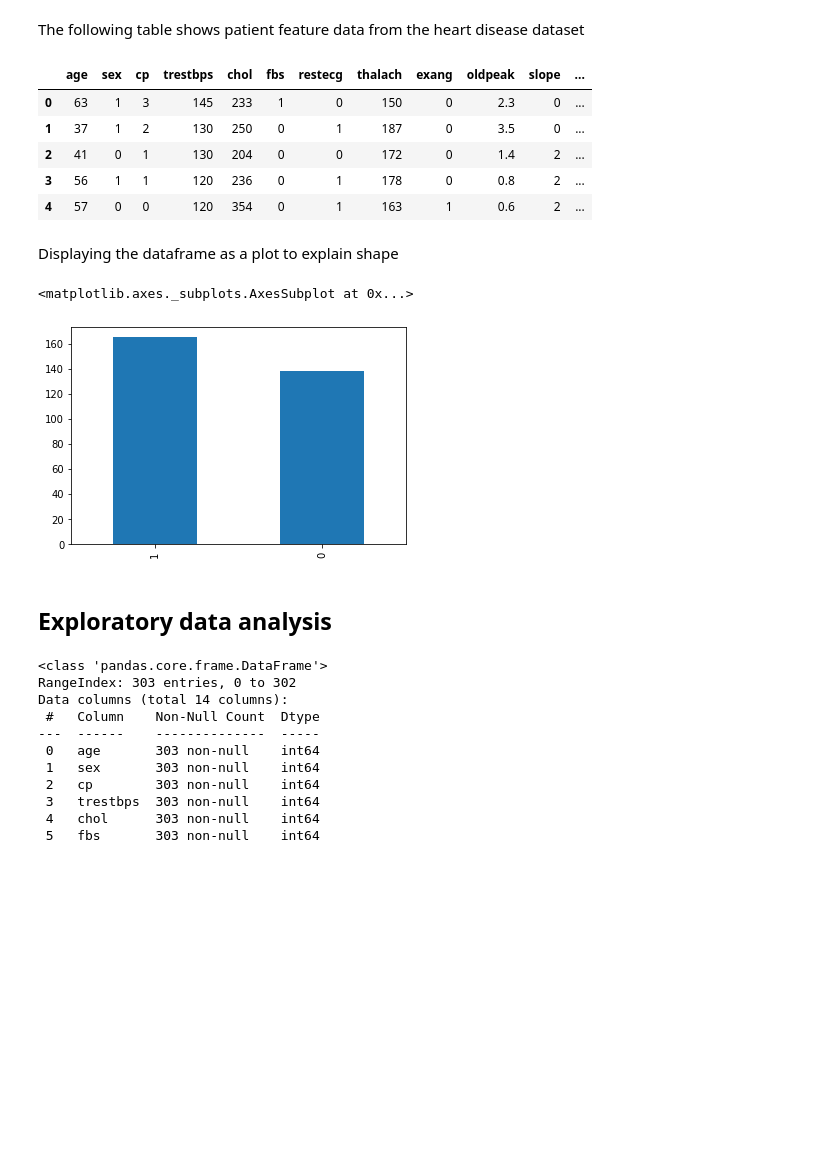
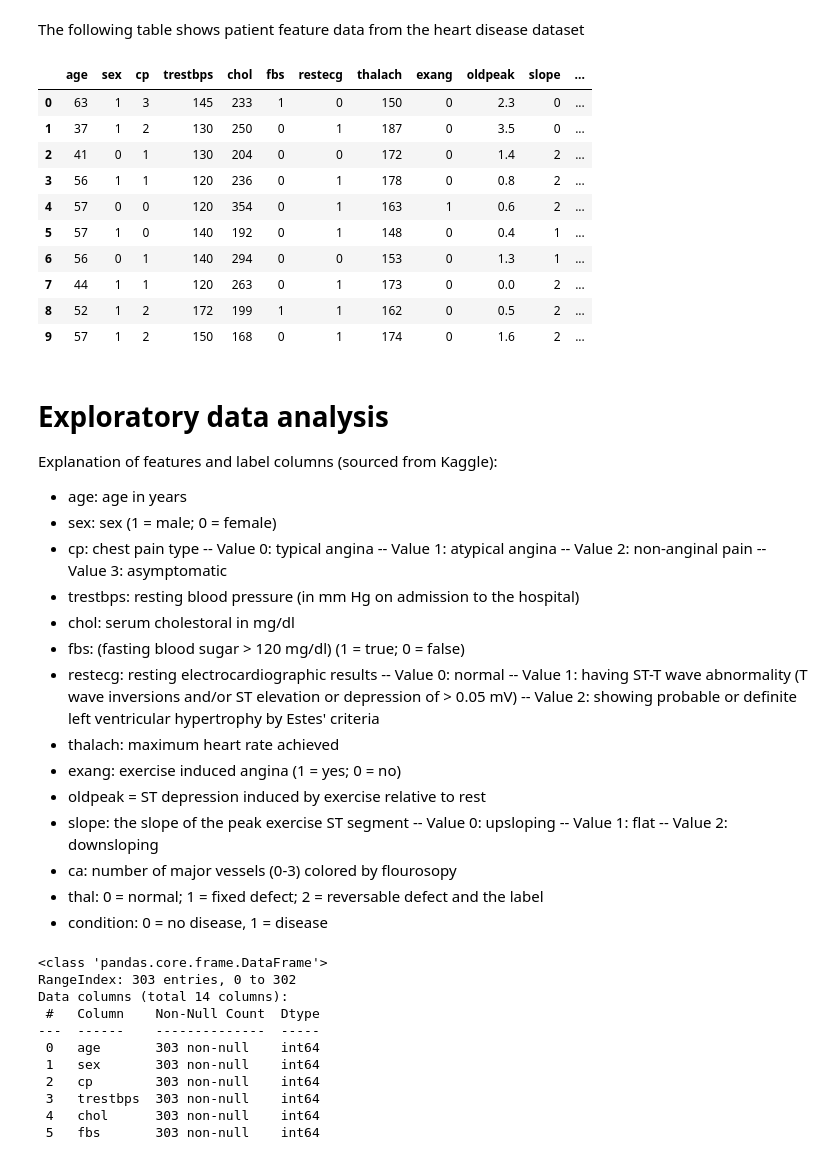
Before and after one commit to mikecchau/Classification-of-heart-disease, a Jupyter notebook: Heart_disease_classification.ipynb, the cells around one changed output. Cells and saved outputs as stored; diff of their text form; code cells hidden in the pictures; blank space fills up the shorter version.

```diff
--- a/Heart_disease_classification.ipynb
+++ b/Heart_disease_classification.ipynb
@@ -34,20 +34,46 @@ df=pd.read_csv('heart-disease.csv')
 # %% [markdown]
 The following table shows patient feature data from the heart disease dataset
 # %%
-df.head()
+df.head(10)
 # %% [output]
 |  | age | sex | cp | trestbps | chol | fbs | restecg | thalach | exang | oldpeak | slope | ... |
 | 0 | 63 | 1 | 3 | 145 | 233 | 1 | 0 | 150 | 0 | 2.3 | 0 | ... |
 | 1 | 37 | 1 | 2 | 130 | 250 | 0 | 1 | 187 | 0 | 3.5 | 0 | ... |
 | 2 | 41 | 0 | 1 | 130 | 204 | 0 | 0 | 172 | 0 | 1.4 | 2 | ... |
 | 3 | 56 | 1 | 1 | 120 | 236 | 0 | 1 | 178 | 0 | 0.8 | 2 | ... |
 | 4 | 57 | 0 | 0 | 120 | 354 | 0 | 1 | 163 | 1 | 0.6 | 2 | ... |
+| 5 | 57 | 1 | 0 | 140 | 192 | 0 | 1 | 148 | 0 | 0.4 | 1 | ... |
+| 6 | 56 | 0 | 1 | 140 | 294 | 0 | 0 | 153 | 0 | 1.3 | 1 | ... |
+| 7 | 44 | 1 | 1 | 120 | 263 | 0 | 1 | 173 | 0 | 0.0 | 2 | ... |
+| 8 | 52 | 1 | 2 | 172 | 199 | 1 | 1 | 162 | 0 | 0.5 | 2 | ... |
+| 9 | 57 | 1 | 2 | 150 | 168 | 0 | 1 | 174 | 0 | 1.6 | 2 | ... |
-# %% [markdown]
-Displaying the dataframe as a plot to explain shape
-# %%
-df.target.value_counts().plot(kind='bar')
-# %% [output]
-<matplotlib.axes._subplots.AxesSubplot at 0x...>
-[figure, removed]
-# %% [markdown]
-## Exploratory data analysis
+# %% [markdown]
+# Exploratory data analysis
+
+Explanation of features and label columns (sourced from Kaggle):
+
+* age: age in years
+* sex: sex (1 = male; 0 = female)
+* cp: chest pain type
+-- Value 0: typical angina
+-- Value 1: atypical angina
+-- Value 2: non-anginal pain
+-- Value 3: asymptomatic
+* trestbps: resting blood pressure (in mm Hg on admission to the hospital)
+* chol: serum cholestoral in mg/dl
+* fbs: (fasting blood sugar > 120 mg/dl) (1 = true; 0 = false)
+* restecg: resting electrocardiographic results
+-- Value 0: normal
+-- Value 1: having ST-T wave abnormality (T wave inversions and/or ST elevation or depression of > 0.05 mV)
+-- Value 2: showing probable or definite left ventricular hypertrophy by Estes' criteria
+* thalach: maximum heart rate achieved
+* exang: exercise induced angina (1 = yes; 0 = no)
+* oldpeak = ST depression induced by exercise relative to rest
+* slope: the slope of the peak exercise ST segment
+-- Value 0: upsloping
+-- Value 1: flat
+-- Value 2: downsloping
+* ca: number of major vessels (0-3) colored by flourosopy
+* thal: 0 = normal; 1 = fixed defect; 2 = reversable defect
+and the label
+* condition: 0 = no disease, 1 = disease
```
Also changed, not shown: parts of 68 cells of this notebook.
